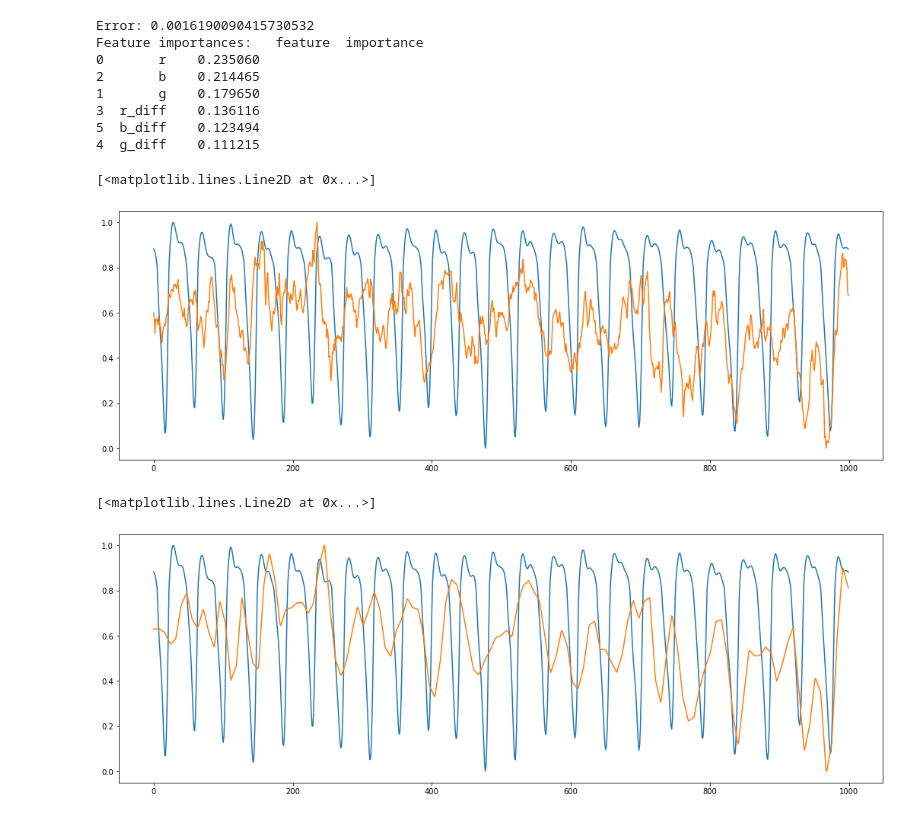
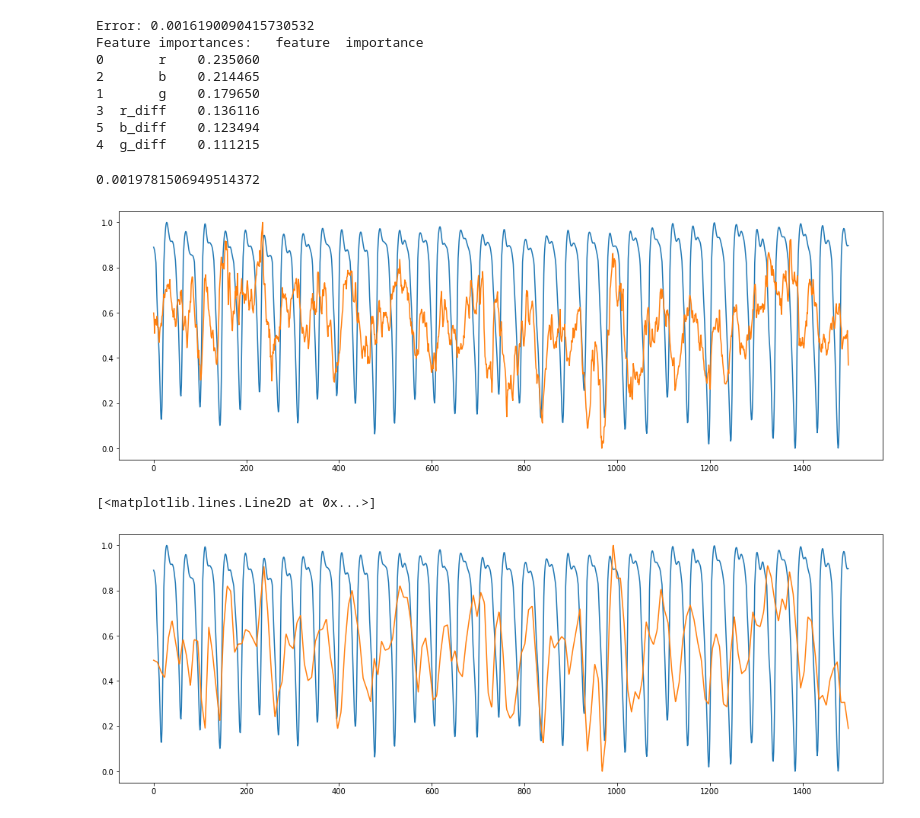
Before and after one commit to arnavpon/pydroid, a Jupyter notebook: example/android/app/src/main/python/pipeline-dev/pipeline-v1/ml.v3.ipynb, the cells around one changed output. Drawn from its saved outputs; the diff is of its cells as text; code cells hidden in the pictures.

```diff
--- a/example/android/app/src/main/python/pipeline-dev/pipeline-v1/ml.v3.ipynb
+++ b/example/android/app/src/main/python/pipeline-dev/pipeline-v1/ml.v3.ipynb
@@ -75,9 +75,11 @@ class RppgMl:
         result = result.sort_values(by='importance', ascending=False)
         return result
 # %%
+test_subject = 6
+
 data_arr = []
 for i in range(len(truths)):
-    if i == 5:
+    if i == (test_subject - 1):
         continue
     truth = truths[i]
     data = truth.prepare_data_for_ml()
@@ -112,39 +114,41 @@ Feature importances:   feature  importance
 3  r_diff    0.136116
 5  b_diff    0.123494
 4  g_diff    0.111215
+# %%
+0.0019781506949514372
+# %% [output]
+0.0019781506949514372
 # %%
 model = ml
-
-test_subject = 6
 smoothing_window = 20
 ground_truth_smoothing_window = 20
 
 beg = 3000
-end = 4000
+end = 4500
 
 test_X = truths[test_subject - 1].prepare_data_for_ml().drop(columns = ['bvp']).to_numpy()
 test_y = truths[test_subject - 1].prepare_data_for_ml().bvp.to_numpy()
 
 pred = model.predict_skl(test_X)
 pred = n_moving_avg(pred, smoothing_window)
 pred = resample(pred, len(test_y))
 
 signal = pred[beg: end]
 targets = test_y[beg: end]
 signal = min_max_scale(signal)
 targets = min_max_scale(targets)
 
 plt.plot(targets)
 plt.plot(signal)
+plt.show()
+
+signal = apply_wavelet(signal, 'db2', 3)
+signal = detrend_w_poly(signal)
+signal = min_max_scale(signal)
+
+plt.plot(targets)
+plt.plot(signal)
 # %% [output]
+[figure, new version]
 [<matplotlib.lines.Line2D at 0x...>]
-[figure, old version]
+[figure, added]
-# %%
-signal = apply_wavelet(signal, 'db2', 3)
-signal = min_max_scale(signal)
-
-plt.plot(targets)
-plt.plot(signal)
-# %% [output]
-[<matplotlib.lines.Line2D at 0x...>]
-[figure, removed]
```
Also changed, not shown: parts of 3 cells of this notebook, 1 other file.
